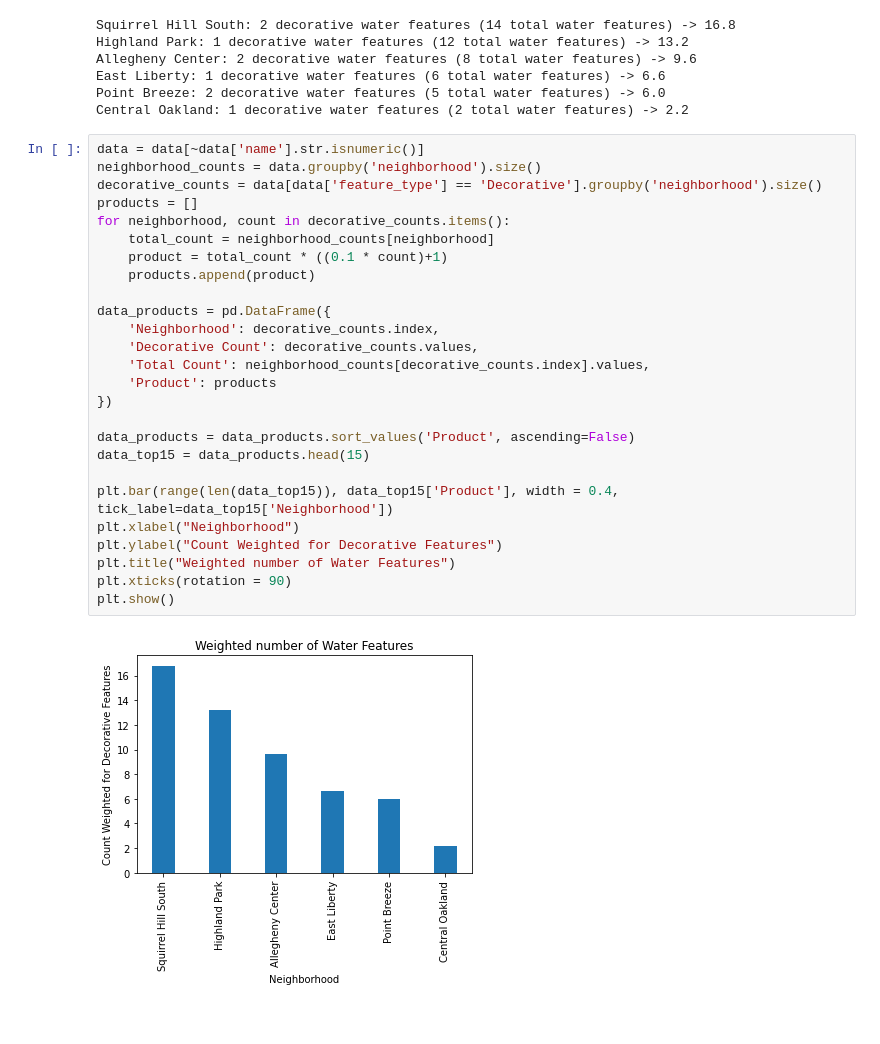
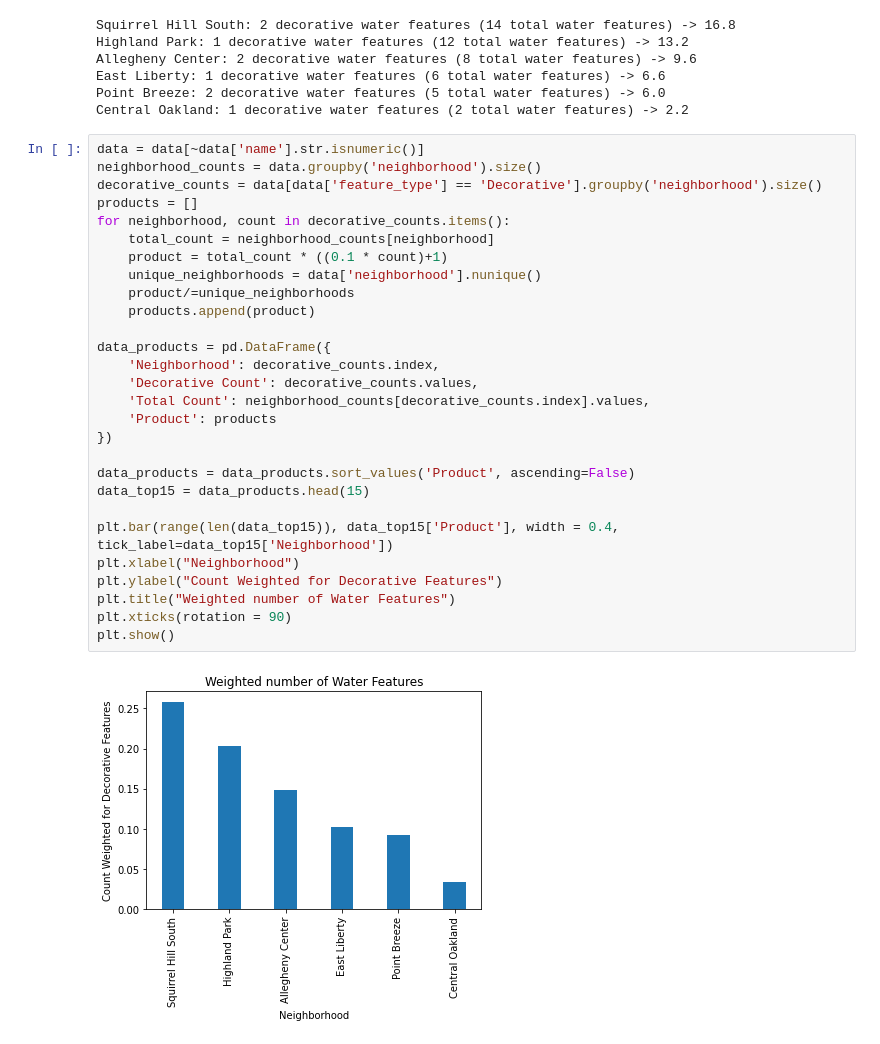
Before and after one commit to braynguyen/Big-Ideas-Final, a Jupyter notebook: water_feature.ipynb, the cells around one changed output. Cells and saved outputs as stored; diff of their text form.

```diff
--- a/water_feature.ipynb
+++ b/water_feature.ipynb
@@ -108,28 +115,30 @@ Central Oakland: 1 decorative water features (2 total water features) -> 2.2
 # %%
 data = data[~data['name'].str.isnumeric()]
 neighborhood_counts = data.groupby('neighborhood').size()
 decorative_counts = data[data['feature_type'] == 'Decorative'].groupby('neighborhood').size()
 products = []
 for neighborhood, count in decorative_counts.items():
     total_count = neighborhood_counts[neighborhood]
     product = total_count * ((0.1 * count)+1)
+    unique_neighborhoods = data['neighborhood'].nunique()
+    product/=unique_neighborhoods
     products.append(product)
 
 data_products = pd.DataFrame({
     'Neighborhood': decorative_counts.index,
     'Decorative Count': decorative_counts.values,
     'Total Count': neighborhood_counts[decorative_counts.index].values,
     'Product': products
 })
 
 data_products = data_products.sort_values('Product', ascending=False)
 data_top15 = data_products.head(15)
 
 plt.bar(range(len(data_top15)), data_top15['Product'], width = 0.4, tick_label=data_top15['Neighborhood'])
 plt.xlabel("Neighborhood")
 plt.ylabel("Count Weighted for Decorative Features")
 plt.title("Weighted number of Water Features")
 plt.xticks(rotation = 90)
 plt.show()
 # %% [output]
-[figure, old version]
+[figure, new version]
```
Also changed, not shown: parts of 5 cells of this notebook.
